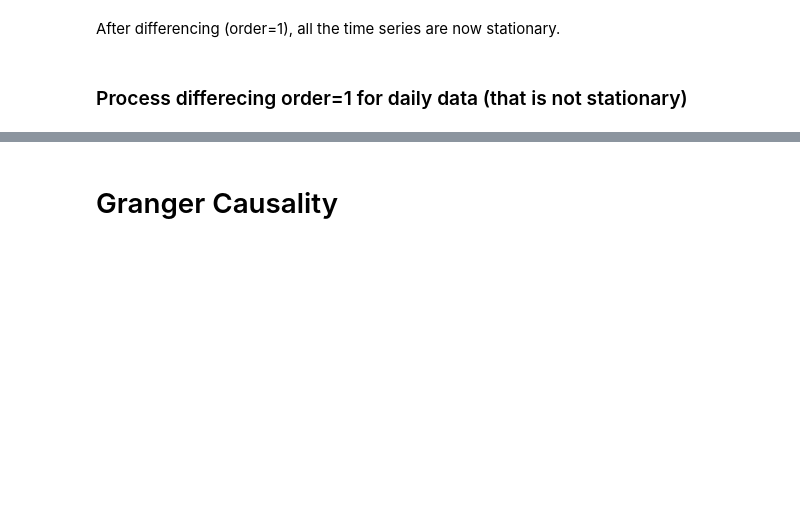
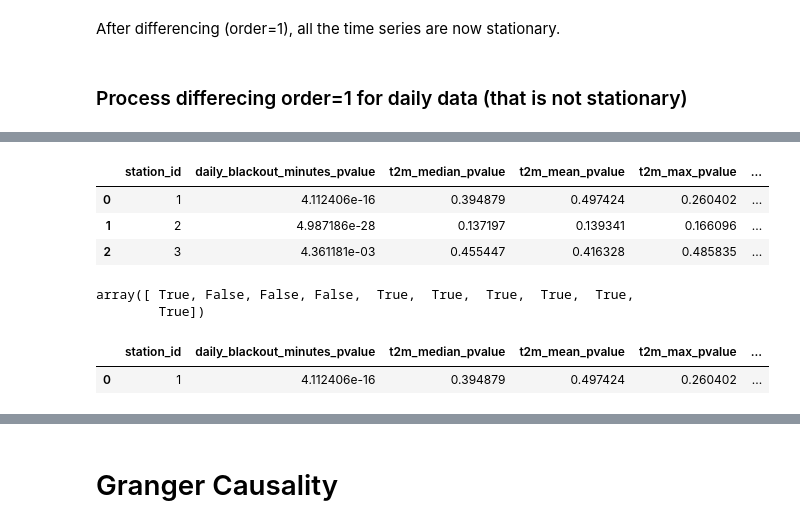
Before and after one commit to jesuslovesyiyi/Resilient_energy_network, a Jupyter notebook: data_preparation/current/05_model.ipynb, the cells around one changed output, grey strips where cells are left out. Drawn from its saved outputs; the diff is of its cells as text; code cells hidden in the pictures; blank space fills up the shorter version.

```diff
--- a/data_preparation/current/05_model.ipynb
+++ b/data_preparation/current/05_model.ipynb
@@ -348,0 +356,17 @@ After differencing (order=1), all the time series are now stationary.
+# %%
+adf_res_df.head(3)
+# %% [output]
+|  | station_id | daily_blackout_minutes_pvalue | t2m_median_pvalue | t2m_mean_pvalue | t2m_max_pvalue | ... |
+| 0 | 1 | 4.112406e-16 | 0.394879 | 0.497424 | 0.260402 | ... |
+| 1 | 2 | 4.987186e-28 | 0.137197 | 0.139341 | 0.166096 | ... |
+| 2 | 3 | 4.361181e-03 | 0.455447 | 0.416328 | 0.485835 | ... |
+# %%
+ADF_result
+# %% [output]
+array([ True, False, False, False,  True,  True,  True,  True,  True,
+        True])
+# %%
+adf_res_df[adf_res_df.station_id == s_id]
+# %% [output]
+|  | station_id | daily_blackout_minutes_pvalue | t2m_median_pvalue | t2m_mean_pvalue | t2m_max_pvalue | ... |
+| 0 | 1 | 4.112406e-16 | 0.394879 | 0.497424 | 0.260402 | ... |
```
Also changed, not shown: parts of 10 cells of this notebook.
